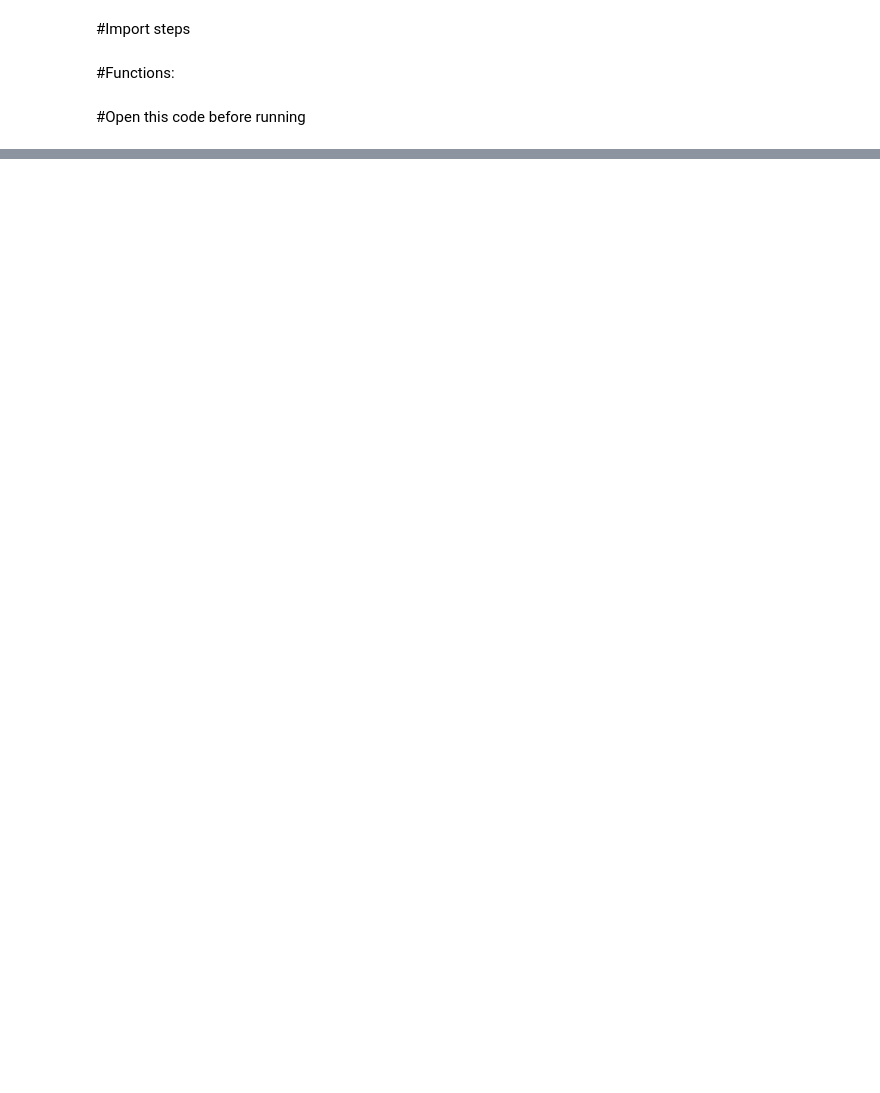
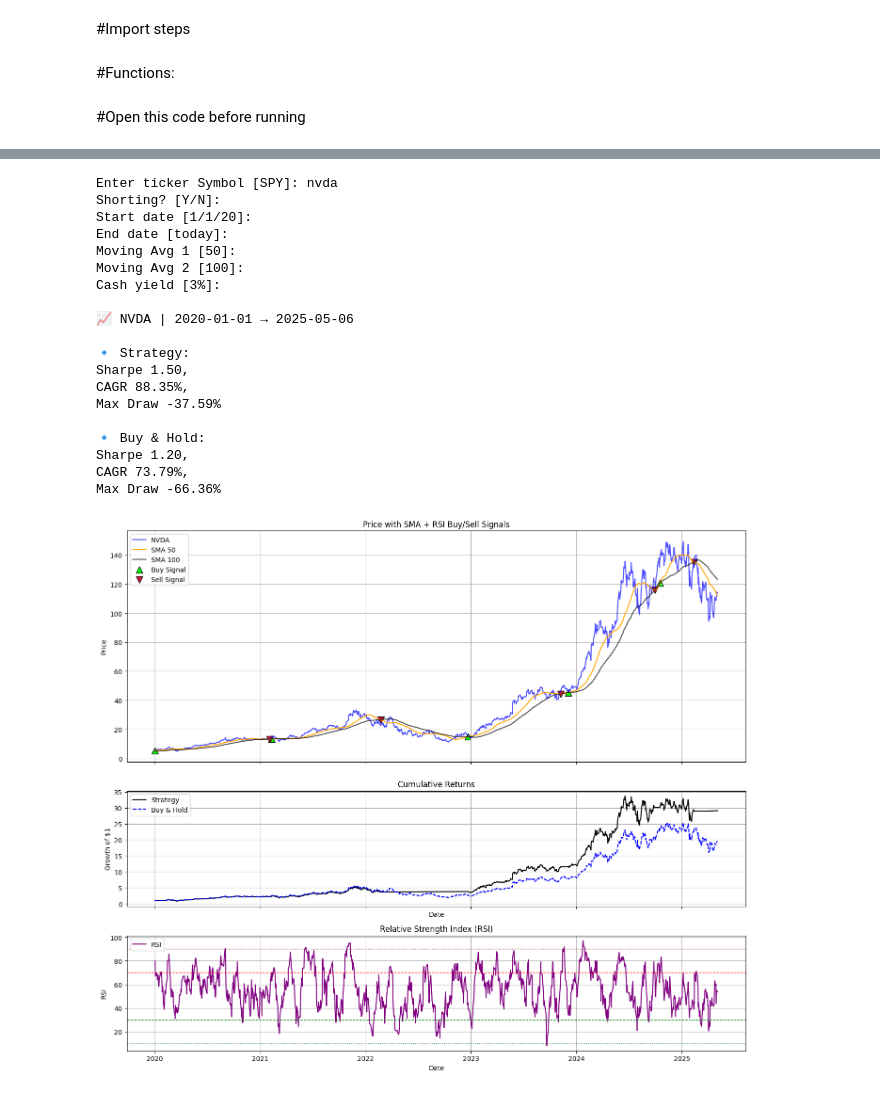
Before and after one commit to lukewilliams16/quant-trading-strategies, a Jupyter notebook: notebooks/Level_2_MA_Crossover_RSI.ipynb, the cells around one changed output, grey strips where cells are left out. Saved outputs shown, nothing was run; the diff lists cells and outputs as text; code cells hidden in the pictures; blank space fills up the shorter version.

```diff
--- a/notebooks/Level_2_MA_Crossover_RSI.ipynb
+++ b/notebooks/Level_2_MA_Crossover_RSI.ipynb
@@ -103,5 +144,11 @@ def moving_average(df, ma1=50, ma2=100, cash_rate=0.03, shorting=False, start_da
 # %%
 def plot_strategy(df, ticker='SPY', ma1=50, ma2=100):
+    """
+    Plots Stock Price with Simple moving averages as well as Buy/Sell Signals.
+    Plots cumulative returns for Strategy Returns and Buy and Hold.
+    Plots RSI of the stock.
+
+    """
     fig, (ax1, ax2, ax3) = plt.subplots(3, 1, figsize=(14, 12), sharex=True, gridspec_kw={'height_ratios': [2, 1, 1]})
     # Top Plot: Price + SMAs + Buy/Sell
     ax1.plot(df.index, df['Close'], label=f'{ticker}', alpha=0.7, color='blue')
@@ -174,5 +224,36 @@ def print_results(df, ticker, start, end):
     print(f"\n🔹 Buy & Hold: \nSharpe {sharpe_calc(df['BuyHold']):.2f}, "
           f"\nCAGR {cagr_calc(df['BuyHold_Cum']):.2%}, "
           f"\nMax Draw {maxdraw_calc(df['BuyHold_Cum']):.2%}")
+# %%
+"""
+The `main` function is the entry point for executing a moving average-based trading strategy with optional RSI filtering.
+
+It guides the user through a series of prompts to collect the following parameters:
+- **Ticker Symbol**: The stock or ETF symbol to analyze (e.g., SPY, NVDA).
+- **Shorting**: Whether short positions should be taken when signals reverse (Y/N).
+- **Start Date**: Beginning of the analysis period (default: 1/1/20).
+- **End Date**: End of the analysis period (default: today).
+- **Moving Average 1**: Window length for the short-term moving average (default: 50).
+- **Moving Average 2**: Window length for the long-term moving average (default: 100).
+- **Cash Yield**: Annual yield earned during inactive periods when shorting is disabled (default: 3%).
+
+Once inputs are received, the function:
+1. Downloads historical price data from Yahoo Finance, extending the window backward to ensure full moving average coverage.
+2. Applies the `moving_average` strategy function to compute signals, positions, and cumulative returns.
+3. Displays a side-by-side comparison of the strategy’s performance against a Buy-and-Hold baseline, including Sharpe ratio, CAGR, and max drawdown.
+4. Plots the cumulative return curves over time using the `plot_strategy` function.
+
+This setup allows users to interactively backtest and visualize a trend-following strategy with realistic cash or short exposure.
+"""
+
+def main():
+    ticker, shorting, start, end, ma1, ma2, cash = get_user_inputs()
+    df, start_date = load_data(ticker, start, end, max(ma1, ma2))
+    if df.empty:
+        print(f"❌ Failed to load {ticker} from {start} to {end}")
+    else:
+        df = moving_average(df, ma1, ma2, cash, shorting, start_date)
+        print_results(df, ticker, start, end)
+        plot_strategy(df[df.index >= start_date], ticker, ma1, ma2)
 # %% [markdown]
 #Open this code before running
@@ -209,0 +260,24 @@ Max Draw -40.61%
+# %%
+if __name__ == '__main__':
+    main()
+# %% [output]
+Enter ticker Symbol [SPY]: nvda
+Shorting? [Y/N]:
+Start date [1/1/20]:
+End date [today]:
+Moving Avg 1 [50]:
+Moving Avg 2 [100]:
+Cash yield [3%]:
+
+📈 NVDA | 2020-01-01 → 2025-05-06
+
+🔹 Strategy:
+Sharpe 1.50,
+CAGR 88.35%,
+Max Draw -37.59%
+
+🔹 Buy & Hold:
+Sharpe 1.20,
+CAGR 73.79%,
+Max Draw -66.36%
+[figure, added]
```
Also changed, not shown: parts of 7 cells of this notebook.
